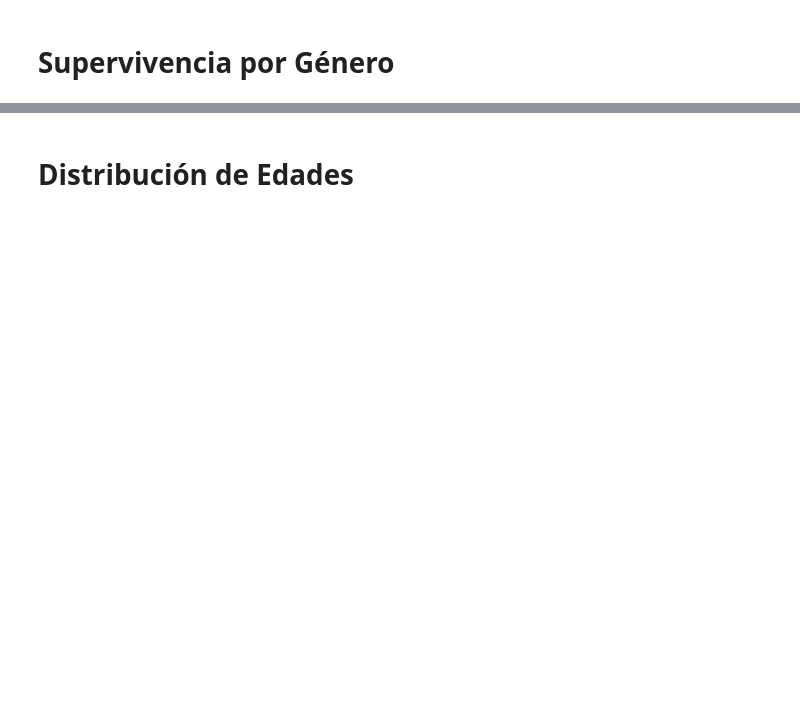
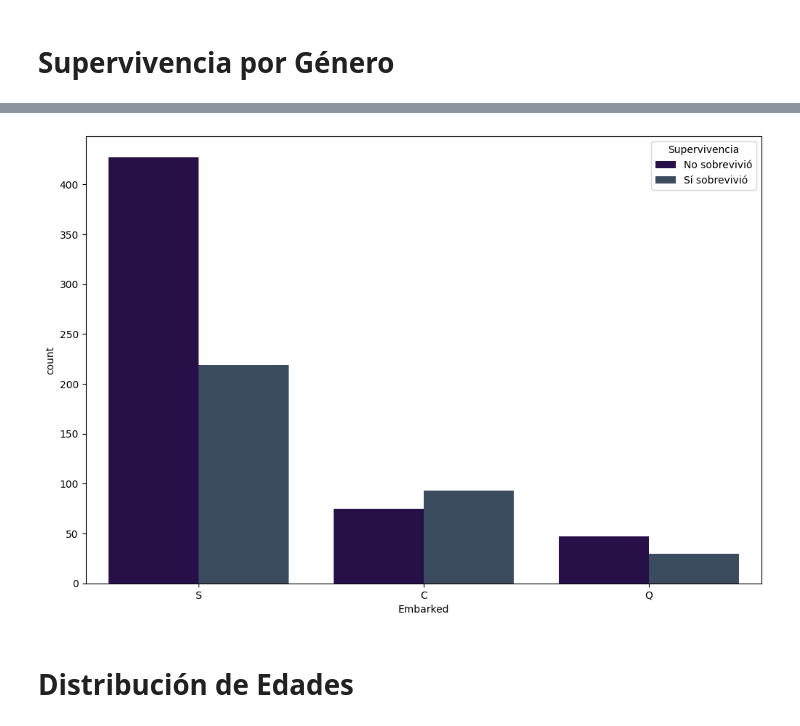
Before and after one commit to CodeFlowBite/aprendizaje_supervisado_Alan_Araiza, a Jupyter notebook: EDA.ipynb, the cells around one changed output, grey strips where cells are left out. Cells and saved outputs as stored; diff of their text form; code cells hidden in the pictures; blank space fills up the shorter version.

```diff
--- a/EDA.ipynb
+++ b/EDA.ipynb
@@ -41,3 +83,15 @@ Passing `palette` without assigning `hue` is deprecated and will be removed in v
+# %%
+# Contar sobrevivientes y fallecidos por puerto de embarque
+plt.figure(figsize = (12, 8))
+
+# colores para cada una de las clases
+color = ['#240750', '#344C64']
+
+sns.countplot(df, x = 'Embarked', hue = 'Survived', palette=color)
+plt.legend(title = 'Supervivencia', labels = ['No sobrevivió', 'Sí sobrevivió'])
+plt.show()
+# %% [output]
+[figure, added]
 # %% [markdown]
 # Distribución de Edades
 # %%
```
Also changed, not shown: parts of 27 cells of this notebook.
